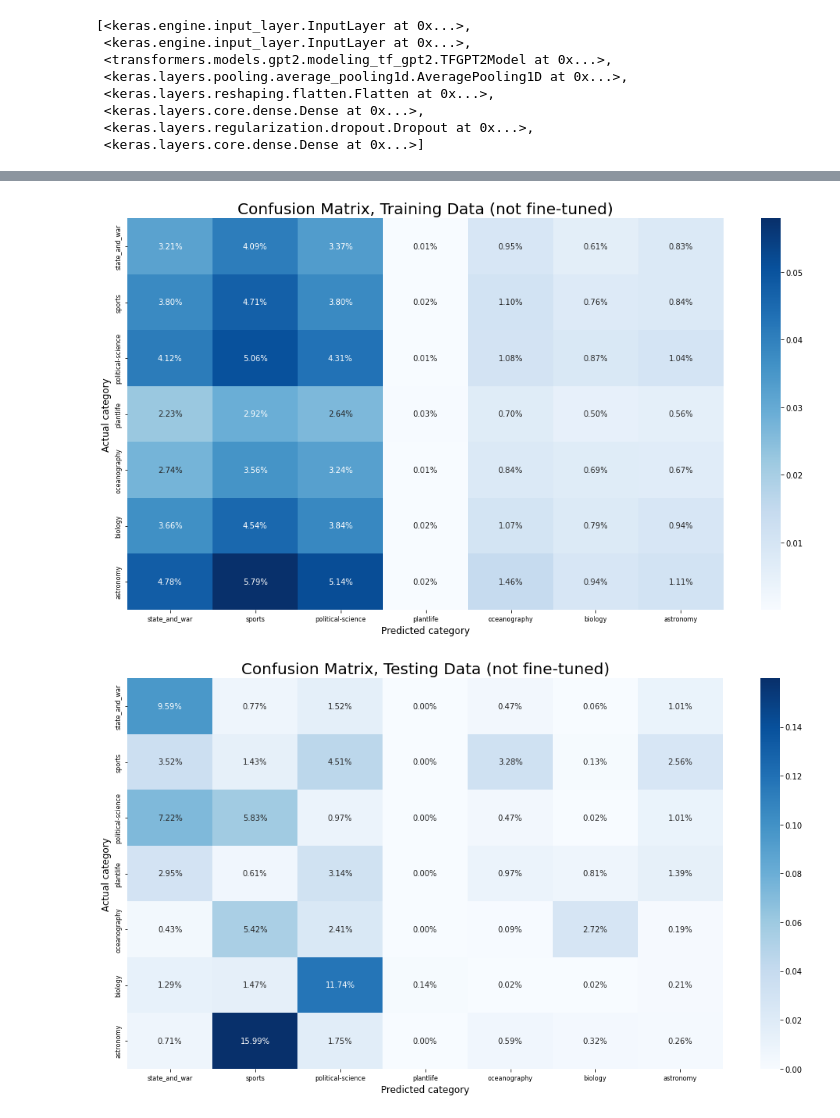
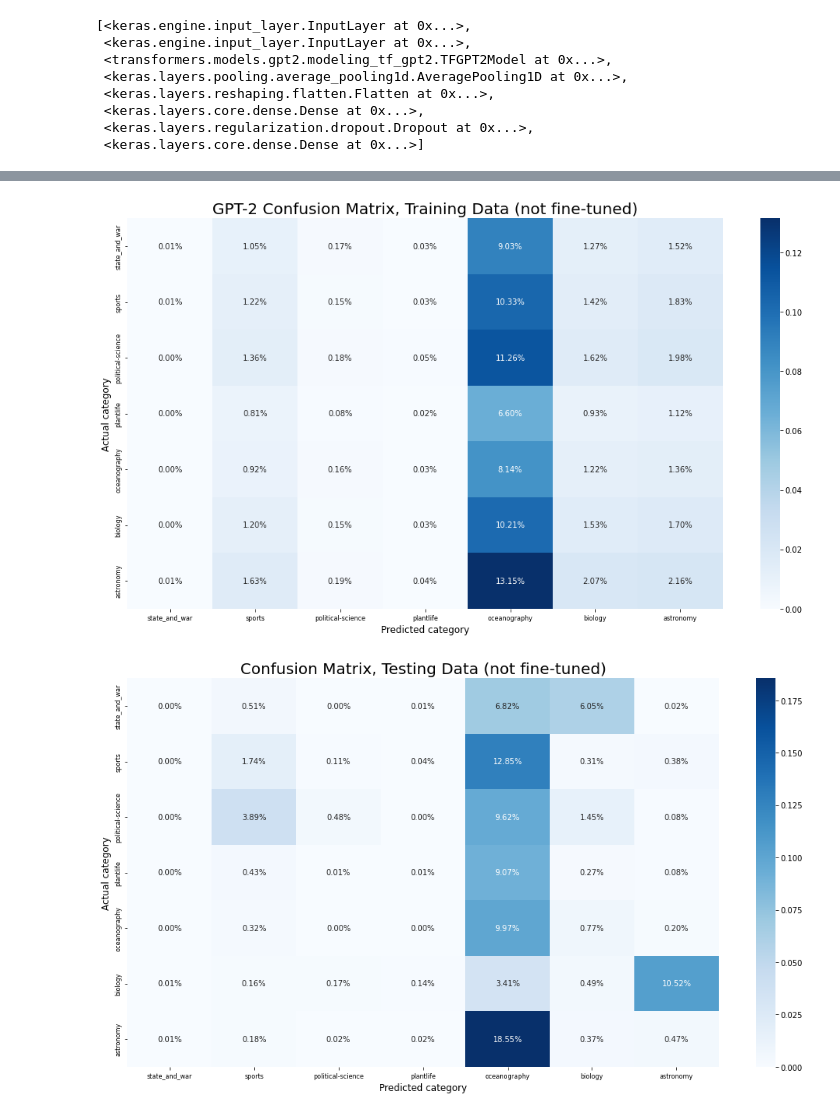
Before and after one commit to uva-ds6050-su22-g6/model, a Jupyter notebook: model_gpt2.ipynb, the cells around one changed output, grey strips where cells are left out. Drawn from its saved outputs; the diff is of its cells as text; code cells hidden in the pictures.

Commit message:
Added final run of model_gpt2

```diff
--- a/model_gpt2.ipynb
+++ b/model_gpt2.ipynb
@@ -299,7 +295,7 @@ sns.lineplot(x = 'epoch', y = 'value', hue = 'variable', data = history_df);
 ax.set_xlabel('Epoch', fontsize = 12);
 ax.set_ylabel('');
 ax.set_title('Accuracy and Loss with Training, GPT-2', loc = 'left', fontsize = 20);
-ax.xaxis.set_ticklabels(['','1','','','','2','','','','3']);
+#ax.xaxis.set_ticklabels(['','1','','','','2','','','','3']);
 plt.tight_layout()
 plt.show()
 # %% [output]
@@ -319,21 +315,39 @@ predict_test_data = model.predict(test_ds)
 pred_test_data = np.argmax(predict_test_data, axis = 1)
 test_cm = confusion_matrix(np.argmax(y_test, axis = 1), pred_test_data)
 
+# Construct untrained model performance
+bat_size=32
+model_untr = model_top(hf_gpt2_model)
+untr_pred_train = model_untr.predict(ds_train,
+                                     batch_size=bat_size)
+untr_train_cm = confusion_matrix(np.argmax(ds_y_train, axis = 1),
+                                 np.argmax(untr_pred_train, axis = 1))
+
+untr_pred_test = model_untr.predict(ds_test,
+                                    batch_size=bat_size)
+untr_test_cm = confusion_matrix(np.argmax(y_test, axis = 1),
+                                np.argmax(untr_pred_test, axis = 1))
+
 labels = list(df['topic'].unique())
 labels.sort()
 x_labs = labels
 labels.sort(reverse = True)
 y_labs = labels
 
+## function for visualizing confusion matrices
 def plot_cm(cm, title = 'Confusion Matrix'):
-  fig, ax = plt.subplots(1, 1, figsize = (14,8))
-  sns.heatmap(cm/np.sum(cm), annot=True, fmt='.2%', cmap='Blues');
+  fig = plt.figure(figsize = (14,8))
+  ax = sns.heatmap(cm/np.sum(cm), annot=True, fmt='.2%', cmap='Blues');
   # labels, title and ticks
   ax.set_xlabel('Predicted category', fontsize = 12);
   ax.set_ylabel('Actual category', fontsize = 12);
   ax.set_title(title, fontsize = 20);
   ax.xaxis.set_ticklabels(x_labs, fontsize = 8);
   ax.yaxis.set_ticklabels(y_labs, fontsize = 8);
+
+  ax.set_facecolor('w')
+  fig.set_facecolor('w')
+
   plt.tight_layout()
   plt.show()
 # %% [output]
@@ -351,16 +365,0 @@ plot_cm(test_cm, 'Confusion Matrix, Testing Data')
-# %%
-# evaluating with non-fine tuned pretrained GPT-2 model
-
-bat_size=32
-
-with strategy.scope():
-    model_untr = model_top(hf_gpt2_model)
-    untr_pred_train = model_untr.predict(ds_train,
-                                         batch_size=bat_size)
-    untr_train_cm = confusion_matrix(np.argmax(ds_y_train, axis = 1),
-                                     np.argmax(untr_pred_train, axis = 1))
-
-    untr_pred_test = model_untr.predict(ds_test,
-                                        batch_size=bat_size)
-    untr_test_cm = confusion_matrix(np.argmax(y_test, axis = 1),
-                                    np.argmax(untr_pred_test, axis = 1))
@@ -370,11 +366,11 @@ with strategy.scope():
 # %%
-plot_cm(untr_train_cm, 'Confusion Matrix, Training Data (not fine-tuned)')
+plot_cm(untr_train_cm, 'GPT-2 Confusion Matrix, Training Data (not fine-tuned)')
 # %% [output]
-[figure, old version]
+[figure, new version]
 # %%
 plot_cm(untr_test_cm, 'Confusion Matrix, Testing Data (not fine-tuned)')
 # %% [output]
-[figure, old version]
+[figure, new version]
 # %%
 # see f1 scores
 # threshold is just median/mean rounded up to the nearest 0.15
```
Also changed, not shown: parts of 18 cells of this notebook, 1 other file.
